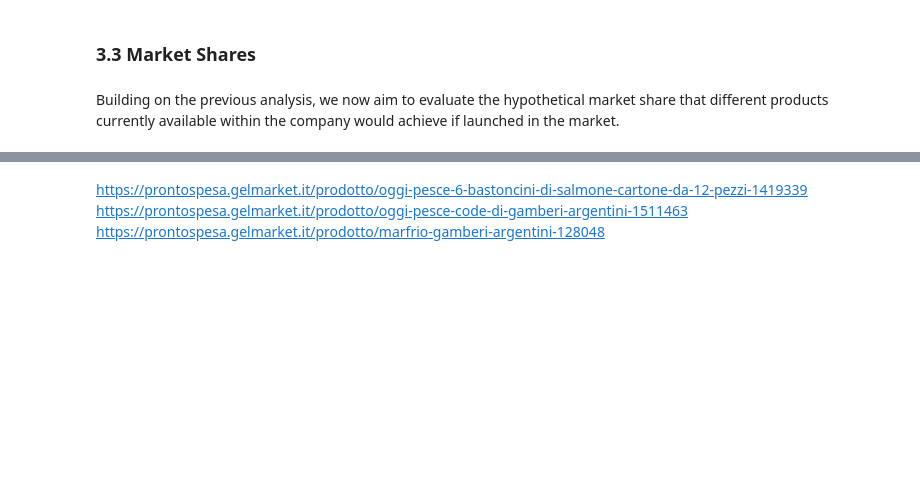
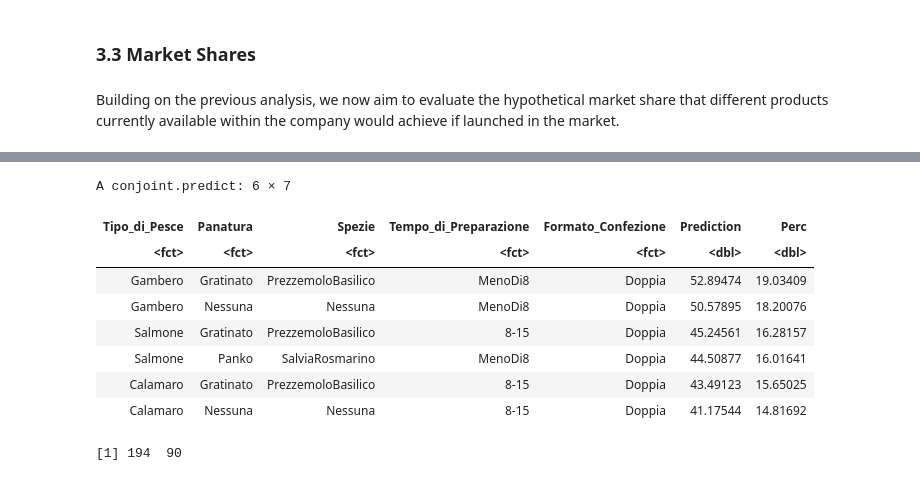
Before and after one commit to AngelicaLongo/Marketing-analytics-, a Jupyter notebook: Conjoint.ipynb, the cells around one changed output, grey strips where cells are left out. Saved outputs shown, nothing was run; the diff lists cells and outputs as text; code cells hidden in the pictures; blank space fills up the shorter version.

Commit message:
conjoint update

```diff
--- a/Conjoint.ipynb
+++ b/Conjoint.ipynb
@@ -808,2 +785,3 @@ Building on the previous analysis, we now aim to evaluate the hypothetical marke
 # %%
-profiles <- profiles.all %>% slice(c(
+profiles <- profiles.all %>% slice(c(4,10,12,32,38,54))
+profiles
@@ -842,6 +798,12 @@ competitor_profiles
-# %% [markdown]
-https://prontospesa.gelmarket.it/prodotto/oggi-pesce-6-bastoncini-di-salmone-cartone-da-12-pezzi-1419339
-https://prontospesa.gelmarket.it/prodotto/oggi-pesce-code-di-gamberi-argentini-1511463
-https://prontospesa.gelmarket.it/prodotto/marfrio-gamberi-argentini-128048
 # %%
-predict(conjoint_total, competitor_profiles) %>% arrange(desc(Prediction)) %>% mutate(Perc=Prediction/sum(Prediction)*100)
+predict(conjoint_total, profiles) %>% arrange(desc(Prediction)) %>% mutate(Perc=Prediction/sum(Prediction)*100)
+# %% [output]
+A conjoint.predict: 6 × 7
+| Tipo_di_Pesce | Panatura | Spezie | Tempo_di_Preparazione | Formato_Confezione | Prediction | Perc |
+| <fct> | <fct> | <fct> | <fct> | <fct> | <dbl> | <dbl> |
+| Gambero | Gratinato | PrezzemoloBasilico | MenoDi8 | Doppia | 52.89474 | 19.03409 |
+| Gambero | Nessuna | Nessuna | MenoDi8 | Doppia | 50.57895 | 18.20076 |
+| Salmone | Gratinato | PrezzemoloBasilico | 8-15 | Doppia | 45.24561 | 16.28157 |
+| Salmone | Panko | SalviaRosmarino | MenoDi8 | Doppia | 44.50877 | 16.01641 |
+| Calamaro | Gratinato | PrezzemoloBasilico | 8-15 | Doppia | 43.49123 | 15.65025 |
+| Calamaro | Nessuna | Nessuna | 8-15 | Doppia | 41.17544 | 14.81692 |
@@ -882,0 +816,6 @@ conjoint_data$id_respondent <- as.factor(conjoint_data$id_respondent)
+# %%
+set.seed(12)
+random_num2 <- sample(1:243,2)
+random_num2
+# %% [output]
+[1] 194  90
```
Also changed, not shown: parts of 47 cells of this notebook.
